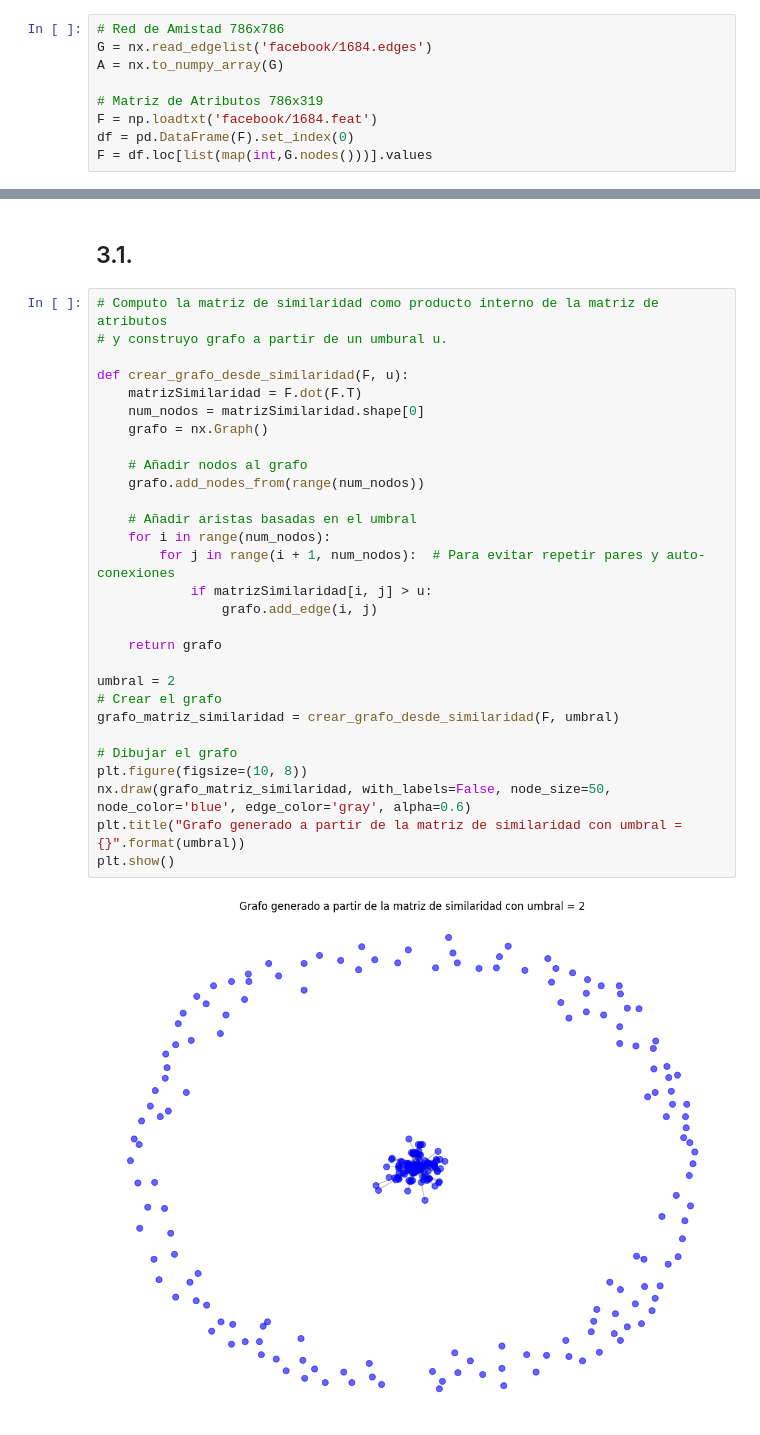
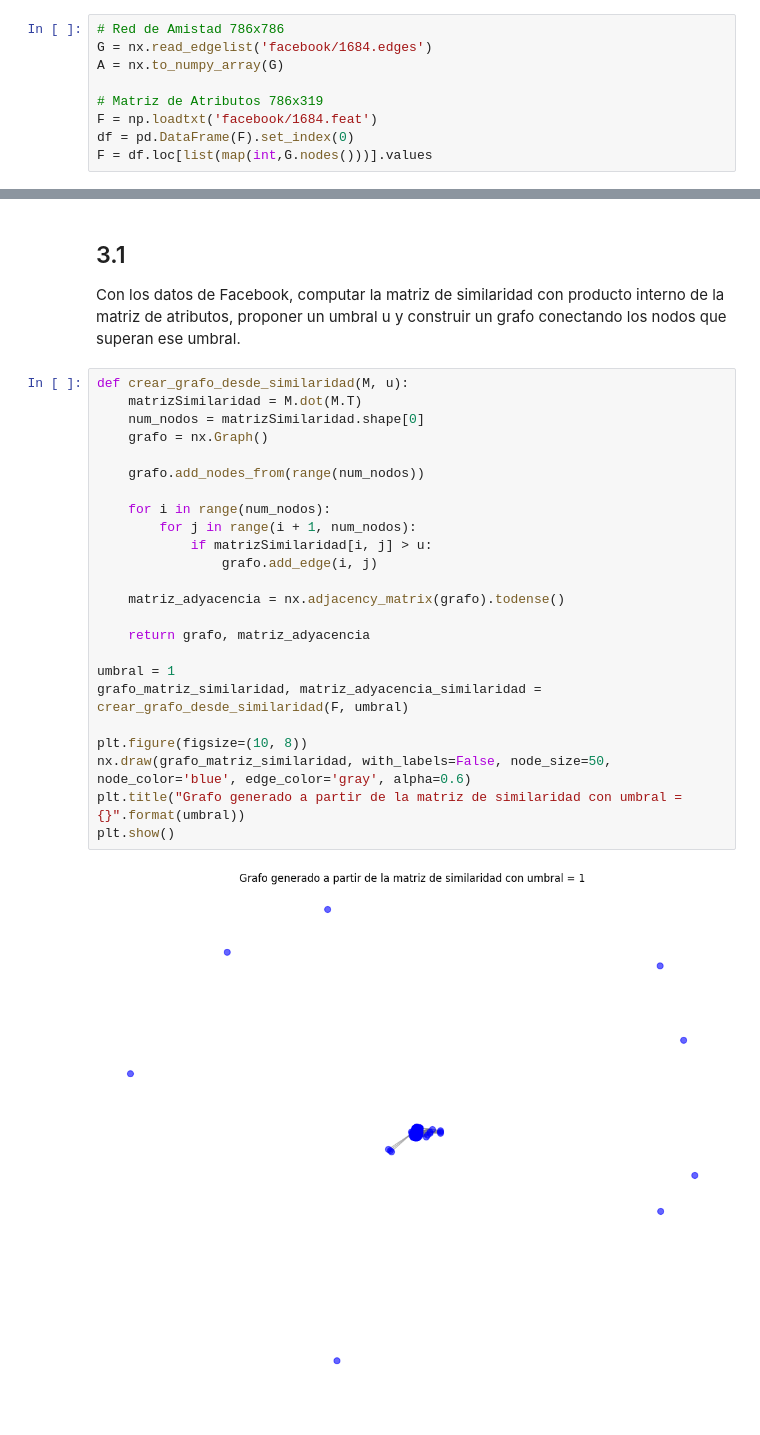
Before and after one commit to FedericoCollasius/Ego-Facebook, a Jupyter notebook: analisis/EgoFacebook.ipynb, the cells around one changed output, grey strips where cells are left out. Cells and saved outputs as stored; diff of their text form.

```diff
--- a/analisis/EgoFacebook.ipynb
+++ b/analisis/EgoFacebook.ipynb
@@ -69,33 +70,32 @@ plt.show()
-# %% [markdown]
-## 3.1.
+# %% [markdown]
+## 3.1
+
+Con los datos de Facebook, computar la matriz de similaridad con producto interno
+de la matriz de atributos, proponer un umbral u y construir un grafo conectando
+los nodos que superan ese umbral.
 # %%
-# Computo la matriz de similaridad como producto interno de la matriz de atributos
-# y construyo grafo a partir de un umbural u.
-
-def crear_grafo_desde_similaridad(F, u):
-    matrizSimilaridad = F.dot(F.T)
+def crear_grafo_desde_similaridad(M, u):
+    matrizSimilaridad = M.dot(M.T)
     num_nodos = matrizSimilaridad.shape[0]
     grafo = nx.Graph()
 
-    # Añadir nodos al grafo
     grafo.add_nodes_from(range(num_nodos))
 
-    # Añadir aristas basadas en el umbral
     for i in range(num_nodos):
-        for j in range(i + 1, num_nodos):  # Para evitar repetir pares y auto-conexiones
+        for j in range(i + 1, num_nodos):
             if matrizSimilaridad[i, j] > u:
                 grafo.add_edge(i, j)
 
-    return grafo
+    matriz_adyacencia = nx.adjacency_matrix(grafo).todense()
 
-umbral = 2
-# Crear el grafo
-grafo_matriz_similaridad = crear_grafo_desde_similaridad(F, umbral)
+    return grafo, matriz_adyacencia
 
-# Dibujar el grafo
+umbral = 1
+grafo_matriz_similaridad, matriz_adyacencia_similaridad = crear_grafo_desde_similaridad(F, umbral)
+
 plt.figure(figsize=(10, 8))
 nx.draw(grafo_matriz_similaridad, with_labels=False, node_size=50, node_color='blue', edge_color='gray', alpha=0.6)
 plt.title("Grafo generado a partir de la matriz de similaridad con umbral = {}".format(umbral))
 plt.show()
 # %% [output]
-[figure, old version]
+[figure, new version]
```
Also changed, not shown: parts of 5 cells of this notebook.
